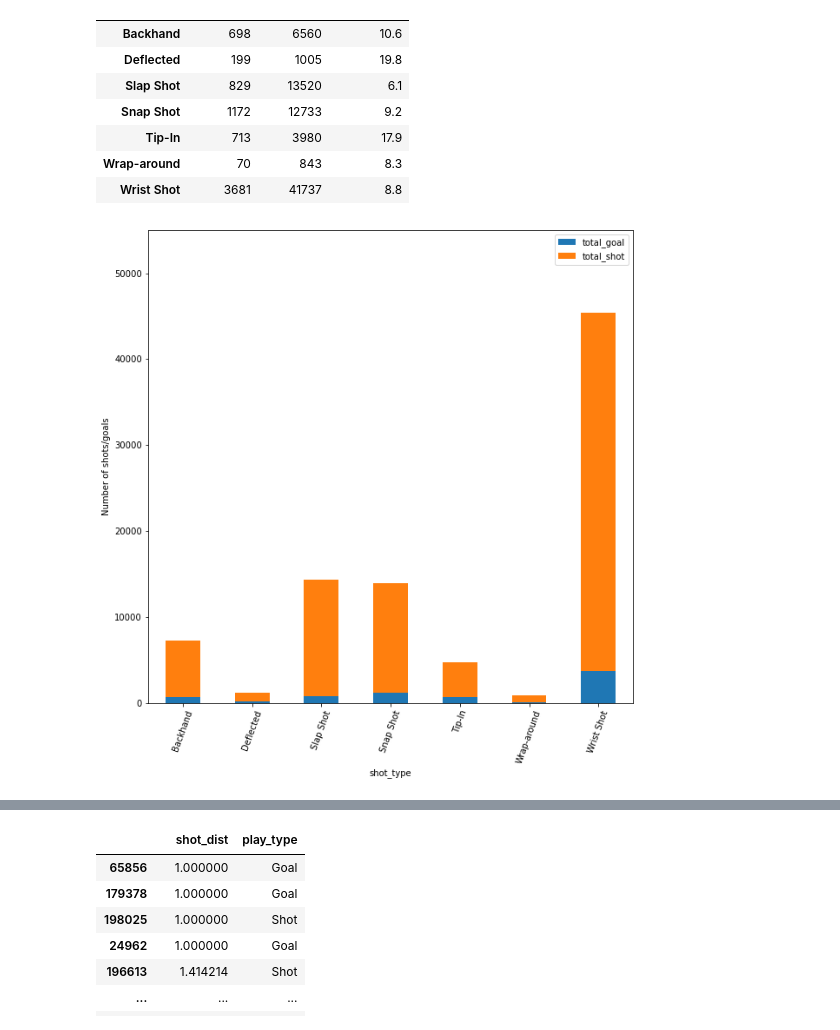
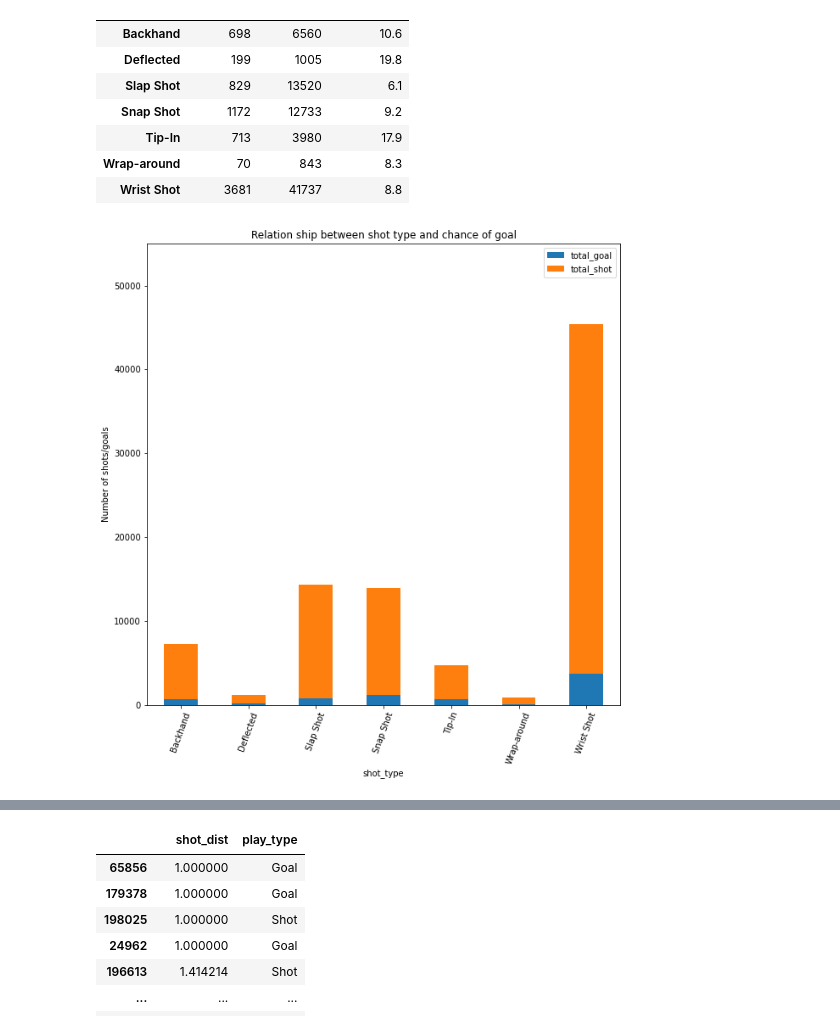
Before and after one commit to hfereidouni/DataScience, a Jupyter notebook: CodeBase/visualization_pt1.ipynb, the cells around one changed output, grey strips where cells are left out. Saved outputs shown, nothing was run; the diff lists cells and outputs as text; code cells hidden in the pictures.

```diff
--- a/CodeBase/visualization_pt1.ipynb
+++ b/CodeBase/visualization_pt1.ipynb
@@ -80,10 +80,11 @@ df_pt1
 # %%
 ax = df_pt1[["total_goal","total_shot"]].plot.bar(stacked=True,rot=70,figsize=(10, 10))
 ax.set_ylim(0,55000)
+plt.title("Relation ship between shot type and chance of goal")
 plt.ylabel("Number of shots/goals")
 plt.show()
 # %% [output]
-[figure, old version]
+[figure, new version]
 # %%
 df_1820 = pd.read_csv(season_20182020_path).reset_index()
 df_1820.head(10)
```
Also changed, not shown: parts of 2 cells of this notebook.
